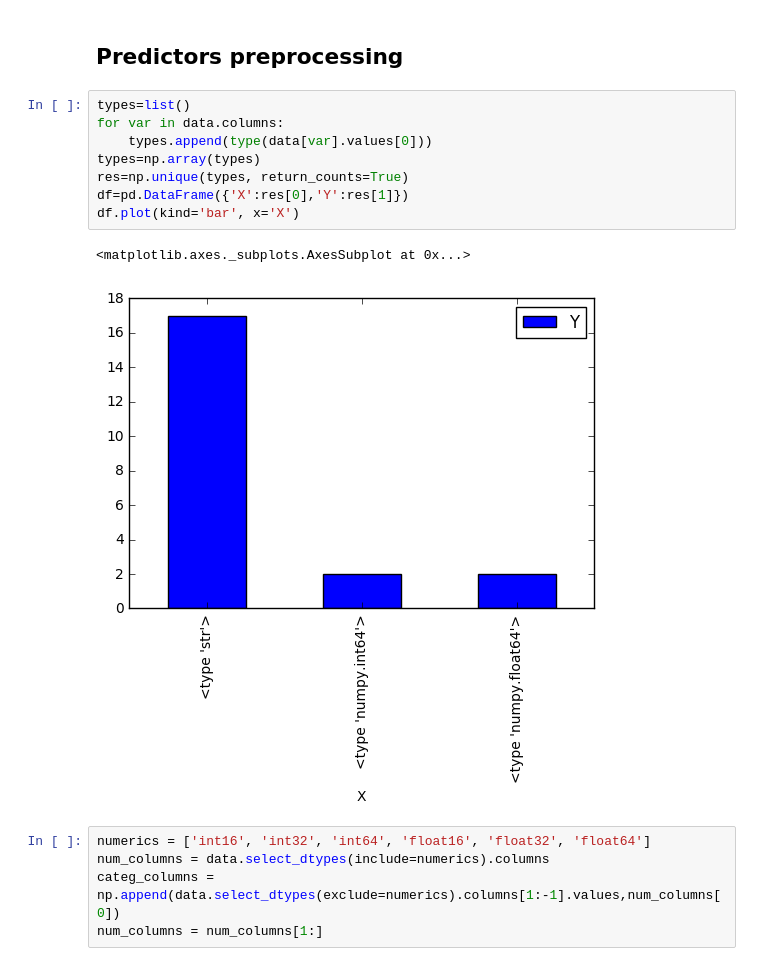
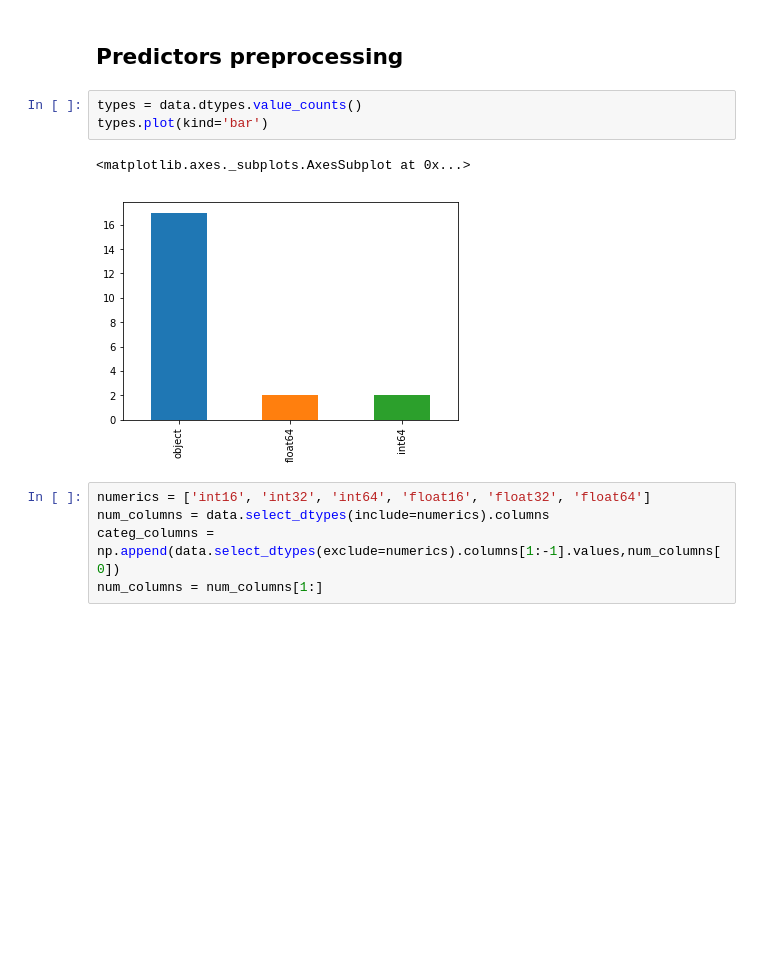
Before and after one commit to zikrach/ML_workshop, a Jupyter notebook: ML_Game_Scenario.ipynb, the cells around one changed output. Drawn from its saved outputs; the diff is of its cells as text; blank space fills up the shorter version.

```diff
--- a/ML_Game_Scenario.ipynb
+++ b/ML_Game_Scenario.ipynb
@@ -222,16 +271,11 @@ data.head()
 # %% [markdown]
 ## Predictors preprocessing
-# %%
-types=list()
-for var in data.columns:
-    types.append(type(data[var].values[0]))
-types=np.array(types)
-res=np.unique(types, return_counts=True)
-df=pd.DataFrame({'X':res[0],'Y':res[1]})
-df.plot(kind='bar', x='X')
-# %% [output]
-<matplotlib.axes._subplots.AxesSubplot at 0x...>
-[figure, removed]
+# %%
+types = data.dtypes.value_counts()
+types.plot(kind='bar')
+# %% [output]
+<matplotlib.axes._subplots.AxesSubplot at 0x...>
+[figure, added]
 # %%
 numerics = ['int16', 'int32', 'int64', 'float16', 'float32', 'float64']
 num_columns = data.select_dtypes(include=numerics).columns
```
Also changed, not shown: parts of 21 cells of this notebook.
